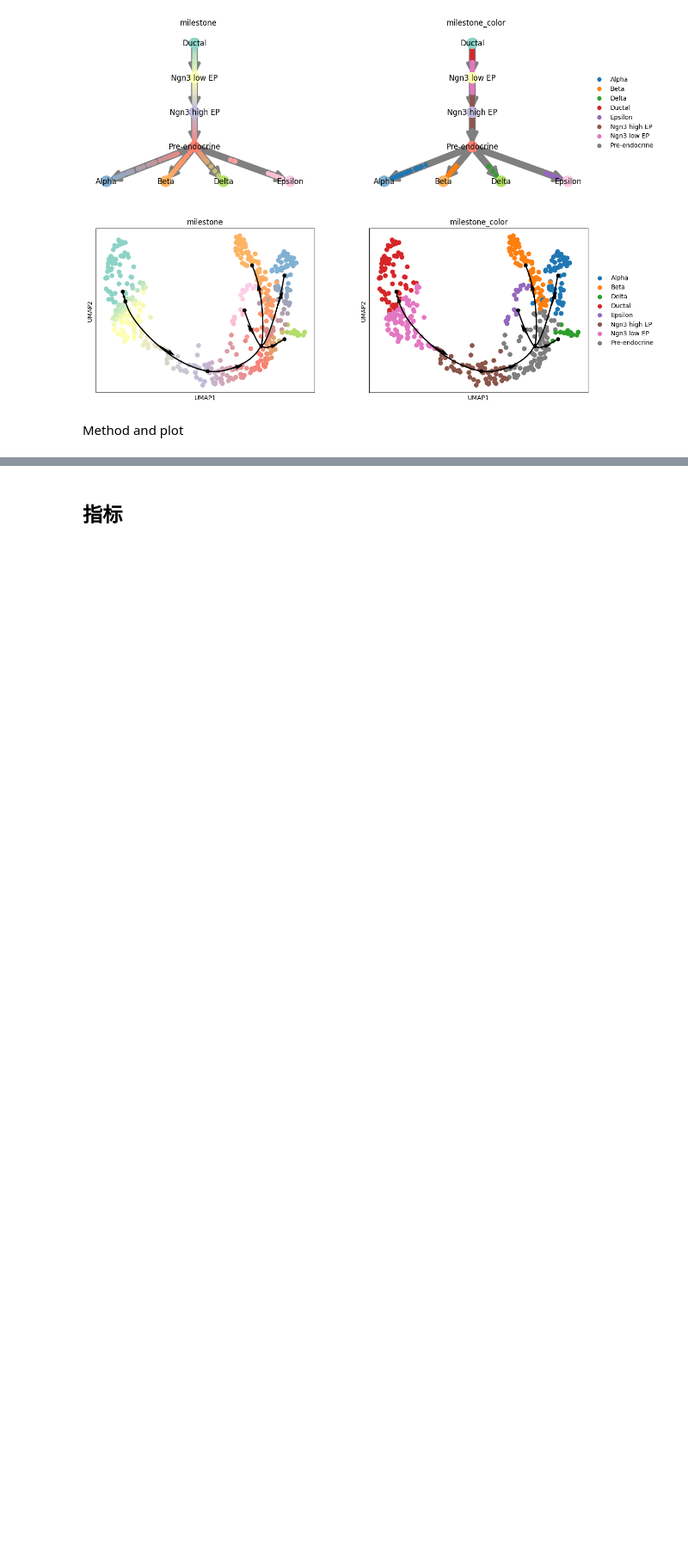
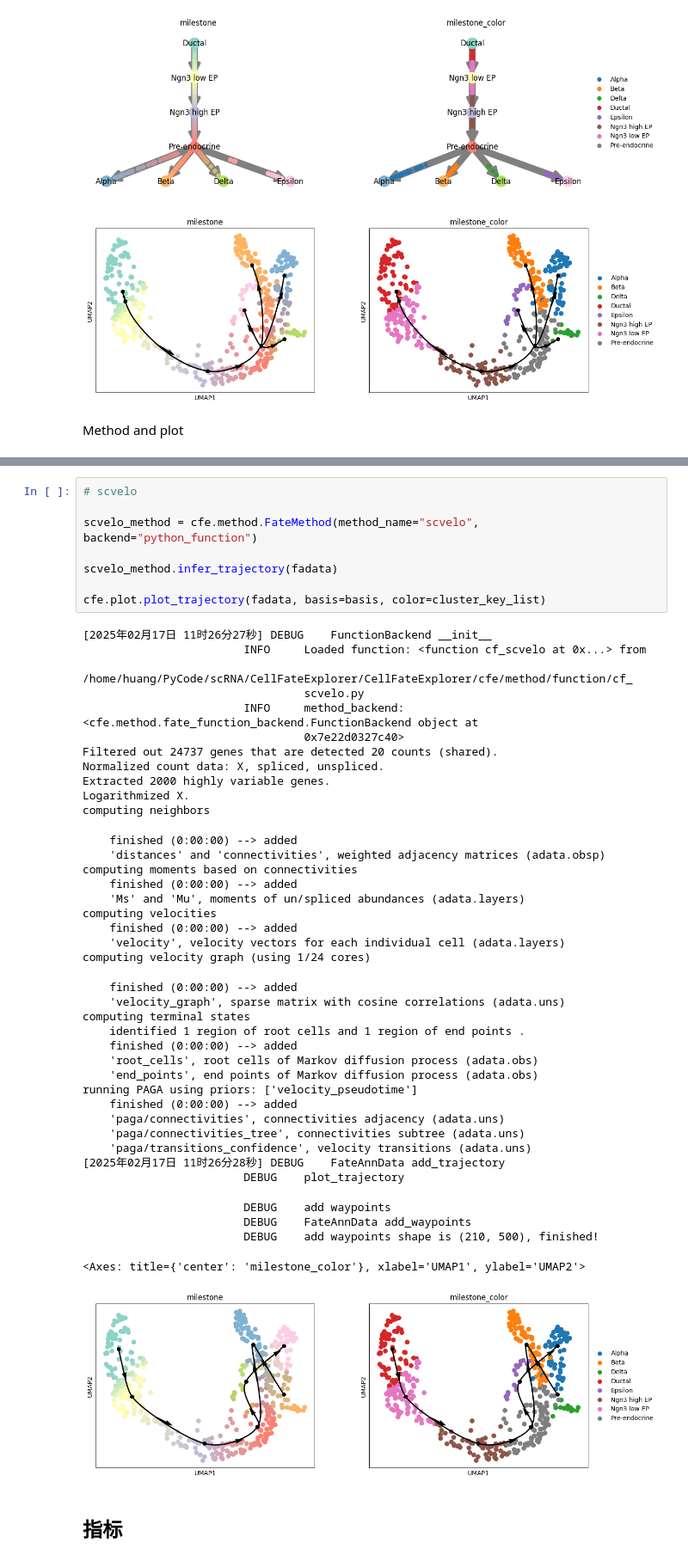
Before and after one commit to HuangDDU/cafe-release, a Jupyter notebook: notebook/benchmark_scvelo_pancreas.ipynb, the cells around one changed output, grey strips where cells are left out. Shown at 86% size. Cells and saved outputs as stored; diff of their text form; blank space fills up the shorter version.

Commit message:
velocity wrapper

```diff
--- a/notebook/benchmark_scvelo_pancreas.ipynb
+++ b/notebook/benchmark_scvelo_pancreas.ipynb
@@ -161,5 +183,53 @@ cfe.plot.plot_trajectory(fadata, basis=basis, color=cluster_key_list)
 <Axes: title={'center': 'milestone_color'}, xlabel='UMAP1', ylabel='UMAP2'>
 [figure]
+# %%
+# scvelo
+
+scvelo_method = cfe.method.FateMethod(method_name="scvelo", backend="python_function")
+
+scvelo_method.infer_trajectory(fadata)
+
+cfe.plot.plot_trajectory(fadata, basis=basis, color=cluster_key_list)
+# %% [output]
+[2025年02月17日 11时26分27秒] DEBUG    FunctionBackend __init__
+                        INFO     Loaded function: <function cf_scvelo at 0x...> from
+                                 /home/huang/PyCode/scRNA/CellFateExplorer/CellFateExplorer/cfe/method/function/cf_
+                                 scvelo.py
+                        INFO     method_backend: <cfe.method.fate_function_backend.FunctionBackend object at
+                                 0x7e22d0327c40>
+Filtered out 24737 genes that are detected 20 counts (shared).
+Normalized count data: X, spliced, unspliced.
+Extracted 2000 highly variable genes.
+Logarithmized X.
+computing neighbors
+    finished (0:00:00) --> added
+    'distances' and 'connectivities', weighted adjacency matrices (adata.obsp)
+computing moments based on connectivities
+    finished (0:00:00) --> added
+    'Ms' and 'Mu', moments of un/spliced abundances (adata.layers)
+computing velocities
+    finished (0:00:00) --> added
+    'velocity', velocity vectors for each individual cell (adata.layers)
+computing velocity graph (using 1/24 cores)
+    finished (0:00:00) --> added
+    'velocity_graph', sparse matrix with cosine correlations (adata.uns)
+computing terminal states
+    identified 1 region of root cells and 1 region of end points .
+    finished (0:00:00) --> added
+    'root_cells', root cells of Markov diffusion process (adata.obs)
+    'end_points', end points of Markov diffusion process (adata.obs)
+running PAGA using priors: ['velocity_pseudotime']
+    finished (0:00:00) --> added
+    'paga/connectivities', connectivities adjacency (adata.uns)
+    'paga/connectivities_tree', connectivities subtree (adata.uns)
+    'paga/transitions_confidence', velocity transitions (adata.uns)
+[2025年02月17日 11时26分28秒] DEBUG    FateAnnData add_trajectory
+                        DEBUG    plot_trajectory
+                        DEBUG    add waypoints
+                        DEBUG    FateAnnData add_waypoints
+                        DEBUG    add waypoints shape is (210, 500), finished!
+<Axes: title={'center': 'milestone_color'}, xlabel='UMAP1', ylabel='UMAP2'>
+[figure, added]
 # %% [markdown]
 ## 指标
 # %%
```
Also changed, not shown: parts of 12 cells of this notebook, 10 other files.
